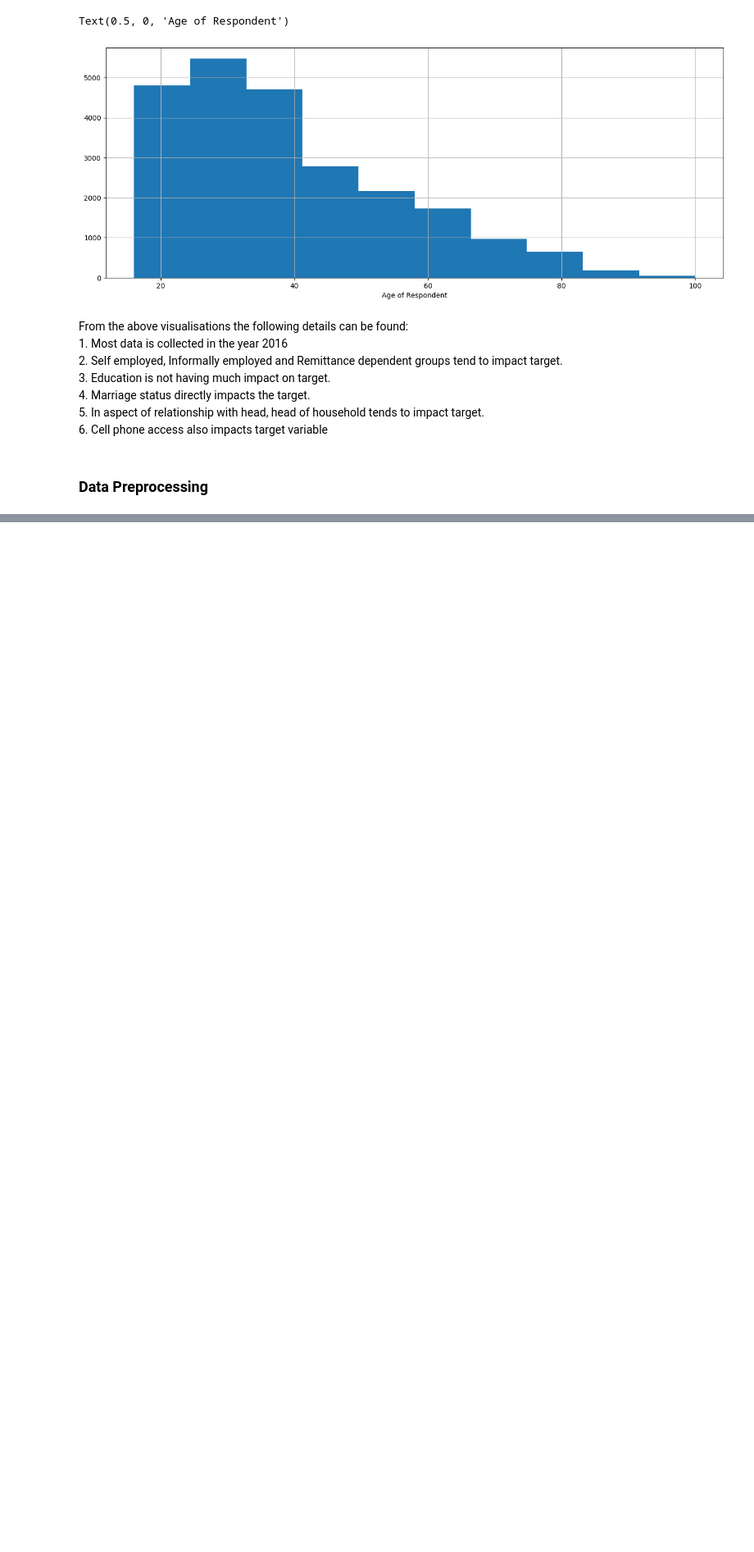
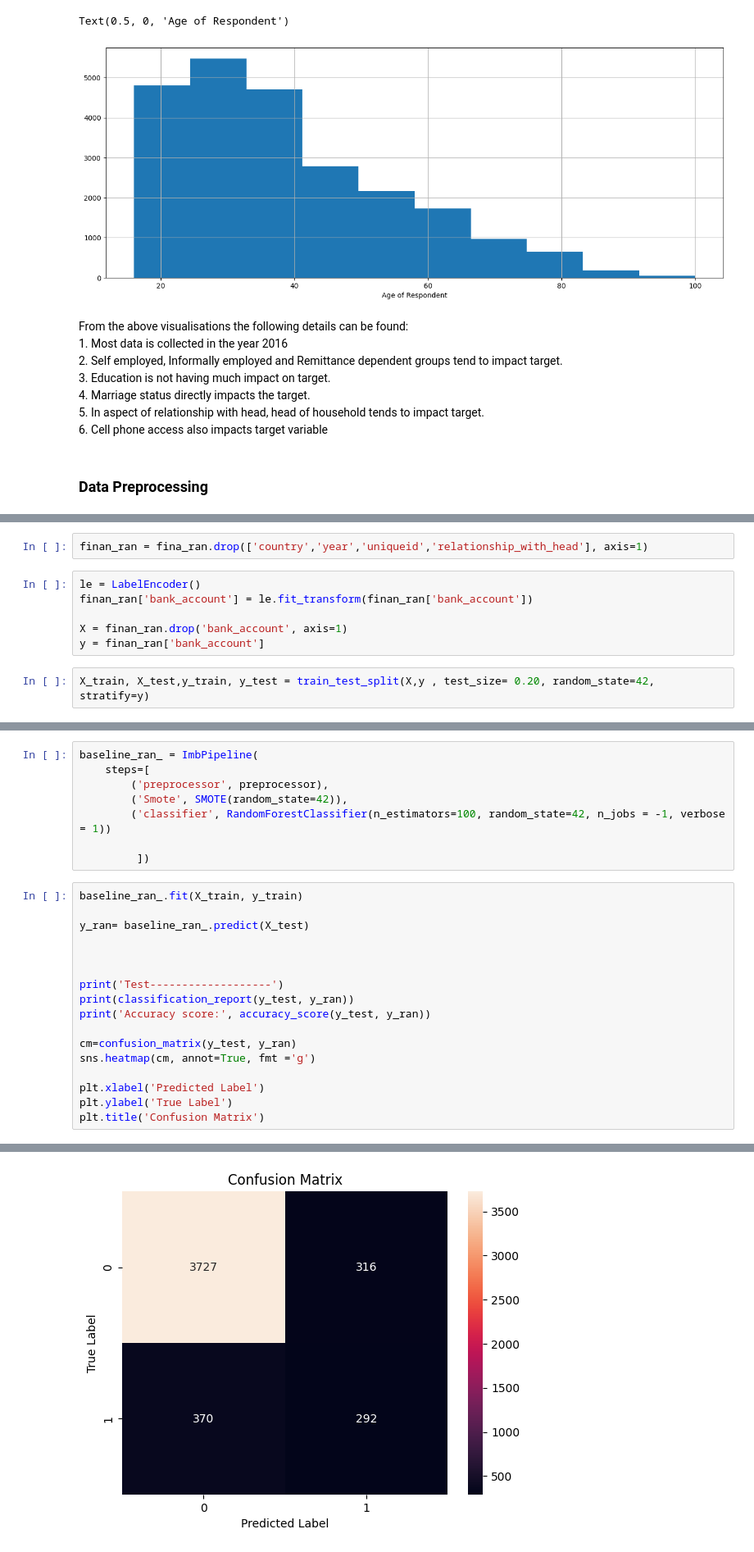
Before and after one commit to Ade-1609/ds-Financial-Inclusion, a Jupyter notebook: Financial_inclusion_in_africa.ipynb, the cells around one changed output, grey strips where cells are left out. Shown at 82% size. Cells and saved outputs as stored; diff of their text form; blank space fills up the shorter version.

Commit message:
Financial Inclusion.ipynb addded including Random forest model

```diff
--- a/Financial_inclusion_in_africa.ipynb
+++ b/Financial_inclusion_in_africa.ipynb
@@ -425,0 +349,10 @@ ValueError: could not convert string to float: 'Rwanda'
+# %%
+finan_ran = fina_ran.drop(['country','year','uniqueid','relationship_with_head'], axis=1)
+# %%
+le = LabelEncoder()
+finan_ran['bank_account'] = le.fit_transform(finan_ran['bank_account'])
+
+X = finan_ran.drop('bank_account', axis=1)
+y = finan_ran['bank_account']
+# %%
+X_train, X_test,y_train, y_test = train_test_split(X,y , test_size= 0.20, random_state=42, stratify=y)
@@ -425,0 +382,26 @@ ValueError: could not convert string to float: 'Rwanda'
+# %%
+baseline_ran_ = ImbPipeline(
+    steps=[
+        ('preprocessor', preprocessor),
+        ('Smote', SMOTE(random_state=42)),
+        ('classifier', RandomForestClassifier(n_estimators=100, random_state=42, n_jobs = -1, verbose = 1))
+
+         ])
+# %%
+baseline_ran_.fit(X_train, y_train)
+
+y_ran= baseline_ran_.predict(X_test)
+
+
+
+print('Test-------------------')
+print(classification_report(y_test, y_ran))
+print('Accuracy score:', accuracy_score(y_test, y_ran))
+
+cm=confusion_matrix(y_test, y_ran)
+sns.heatmap(cm, annot=True, fmt ='g')
+
+plt.xlabel('Predicted Label')
+plt.ylabel('True Label')
+plt.title('Confusion Matrix')
+# %% [output]
@@ -425,0 +426 @@ ValueError: could not convert string to float: 'Rwanda'
+[figure, added]
```
Also changed, not shown: parts of 21 cells of this notebook, 3 other files.
